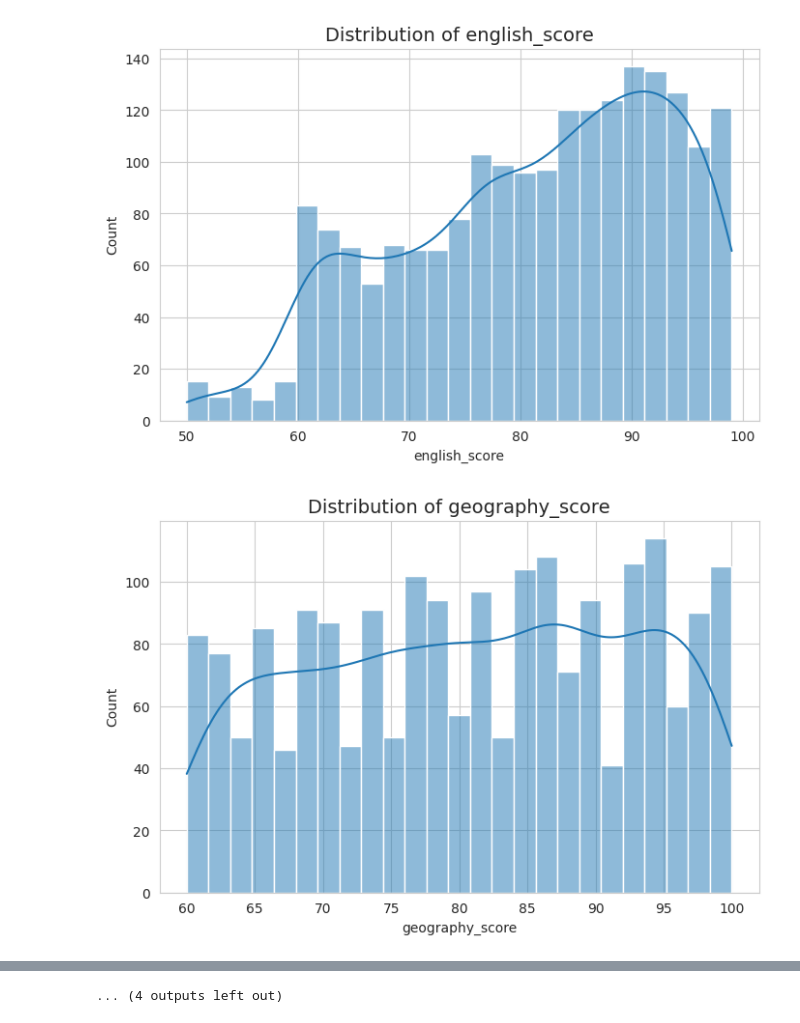
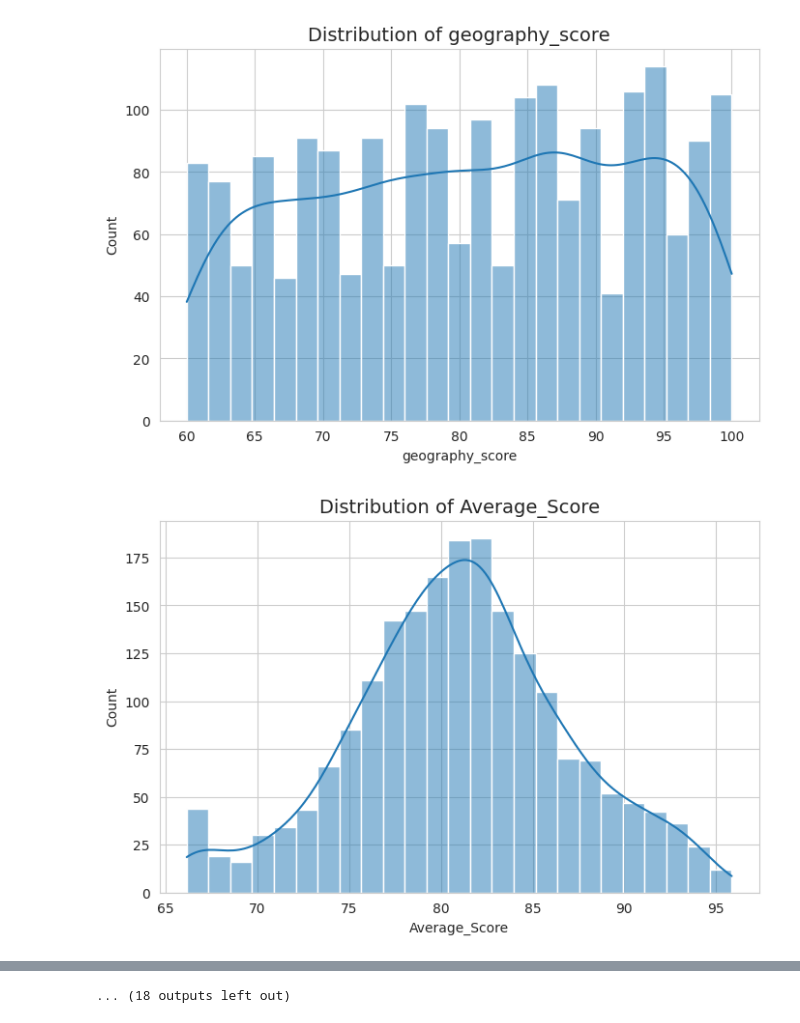
Before and after one commit to thatajml/Student-Performance-Prediction, a Jupyter notebook: cleaning.ipynb, the cells around one changed output, grey strips where cells are left out. Saved outputs shown, nothing was run; the diff lists cells and outputs as text; code cells hidden in the pictures.

```diff
--- a/cleaning.ipynb
+++ b/cleaning.ipynb
@@ -43,11 +43,24 @@ except FileNotFoundError:
 
 
 # ---------------------------
-# 3. ADVANCED PREPROCESSING
+# 3. FEATURE ENGINEERING (TARGET VARIABLE CREATION)
+# ---------------------------
+# --- Create a target variable (Average Score) ---
+# Identify the score columns to calculate the average for prediction
+score_columns = ['math_score', 'history_score', 'physics_score', 'chemistry_score', 'biology_score', 'english_score', 'geography_score']
+
+# Calculate the average and create the new column
+df['Average_Score'] = df[score_columns].mean(axis=1)
+
+print("\n✅ 'Average_Score' column created as the target variable.")
+
+
+# ---------------------------
+# 4. ADVANCED PREPROCESSING
 # ---------------------------
 print("\nStarting advanced data preprocessing...")
 
-# --- Step 3a: Outlier Detection and Capping ---
+# --- Step 4a: Outlier Detection and Capping ---
 # We use the IQR method to handle extreme outliers which can skew model performance.
 num_cols = df.select_dtypes(include=np.number).columns.tolist()
 
@@ -64,19 +77,11 @@ for col in num_cols:
 
 print("✅ Outliers handled by capping.")
 
-# --- Step 3b: Feature Engineering (Optional Example) ---
-# Create new features from existing ones to potentially improve model accuracy.
-# This is an example; you should adapt it to your specific columns.
-# if 'StudyTimeWeekly' in df.columns and 'Scores' in df.columns:
-#     # Avoid division by zero
-#     df['StudyEffectiveness'] = df['Scores'] / (df['StudyTimeWeekly'] + 1e-6)
-#     print("✅ Feature 'StudyEffectiveness' created.")
-
-# Re-identify numeric and categorical columns after potential feature engineering
+# --- Step 4b: Define Preprocessing Pipelines ---
+# Re-identify numeric and categorical columns
 num_cols = df.select_dtypes(include=np.number).columns.tolist()
 cat_cols = df.select_dtypes(include=['object', 'category']).columns.tolist()
 
-# --- Step 3c: Define Preprocessing Pipelines ---
 # Using KNNImputer for numeric data can be more accurate than using the mean,
 # as it considers the values of nearby points.
 numeric_transformer = Pipeline(steps=[
@@ -111,7 +116,7 @@ print("✅ Preprocessing pipeline complete!")
 
 
 # ---------------------------
-# 4. SAVE OUTPUTS TO DRIVE
+# 5. SAVE OUTPUTS TO DRIVE
 # ---------------------------
 output_folder_path = "/content/drive/My Drive/ML Miniproject Dataset/"
 
@@ -127,11 +132,13 @@ Advanced EDA Summary Report
 Date: {pd.to_datetime('today', utc=True).astimezone('Asia/Kolkata').strftime('%Y-%m-%d %H:%M:%S')}
 
 1.  **Dataset Shape**: Original: {df.shape}, Cleaned: {df_cleaned.shape}.
-2.  **Advanced Preprocessing**:
+2.  **Feature Engineering**:
+    * Created 'Average_Score' as the target variable by averaging all subject scores.
+3.  **Advanced Preprocessing**:
     * **Outlier Handling**: Numeric features were capped using the 1.5*IQR rule.
     * **Missing Numeric Values**: Imputed using KNNImputer (k=5).
     * **Missing Categorical Values**: Imputed with the mode.
-    * **Scaling & Encoding**: Standardized and OneHotEncoded as before.
+    * **Scaling & Encoding**: Standardized and OneHotEncoded.
 """
 summary_path = "Advanced_EDA_Summary.txt"
 with open(summary_path, "w") as f:
@@ -145,13 +152,15 @@ print(f"✅ All outputs successfully copied to your Google Drive!")
 
 
 # ---------------------------
-# 5. ADVANCED VISUALIZATIONS (EDA)
+# 6. ADVANCED VISUALIZATIONS (EDA)
 # ---------------------------
 print("\nGenerating advanced visualizations...")
 sns.set_style("whitegrid")
+
 # --- IMPORTANT: Define your target variable for bivariate analysis ---
-# Change this to the actual name of the column you want to predict.
-target_variable = 'Scores'
+# This is now updated to the new column you created.
+target_variable = 'Average_Score'
+
 if target_variable not in df.columns:
     print(f"⚠️ Warning: Target variable '{target_variable}' not found in the original DataFrame. Bivariate plots will be skipped.")
     target_variable = None
@@ -160,10 +169,12 @@ if target_variable not in df.columns:
 print("\n--- 1. Univariate Analysis ---")
 # Histograms for numeric data
 for col in num_cols:
-    plt.figure(figsize=(8, 5))
-    sns.histplot(df[col], kde=True, bins=25)
-    plt.title(f"Distribution of {col}", fontsize=14)
-    plt.show()
+    # We don't need to plot the distribution of the ID column
+    if col != 'id':
+      plt.figure(figsize=(8, 5))
+      sns.histplot(df[col], kde=True, bins=25)
+      plt.title(f"Distribution of {col}", fontsize=14)
+      plt.show()
 
 # Countplots for meaningful categorical data
 cols_to_exclude = ['email', 'first_name', 'last_name']
@@ -188,7 +199,8 @@ if target_variable:
 
     # Numeric vs. Numeric
     for col in num_cols:
-        if col != target_variable:
+        # Avoid plotting ID against the score and the score against itself
+        if col != target_variable and col != 'id':
             plt.figure(figsize=(8, 6))
             sns.scatterplot(data=df, x=col, y=target_variable)
             plt.title(f"{target_variable} vs. {col}", fontsize=14)
@@ -198,7 +210,8 @@ if target_variable:
 # --- Part 3: Correlation Heatmap ---
 print("\n--- 3. Correlation Matrix ---")
 plt.figure(figsize=(14, 10))
-sns.heatmap(df[num_cols].corr(), annot=True, cmap="coolwarm", fmt=".2f", linewidths=.5)
+# Exclude the 'id' column from the correlation matrix as it's just an identifier
+sns.heatmap(df[num_cols].drop(columns=['id']).corr(), annot=True, cmap="coolwarm", fmt=".2f", linewidths=.5)
 plt.title("Correlation Heatmap of Numeric Features", fontsize=16)
 plt.show()
 
@@ -233,4 +246,4 @@ Generating advanced visualizations...
-[figure, old version]
+[figure, new version]
-[figure, old version]
+[figure, new version]
 [figure]
-... (4 outputs left out)
+... (18 outputs left out)
```
Also changed, not shown: parts of 1 cell of this notebook.
